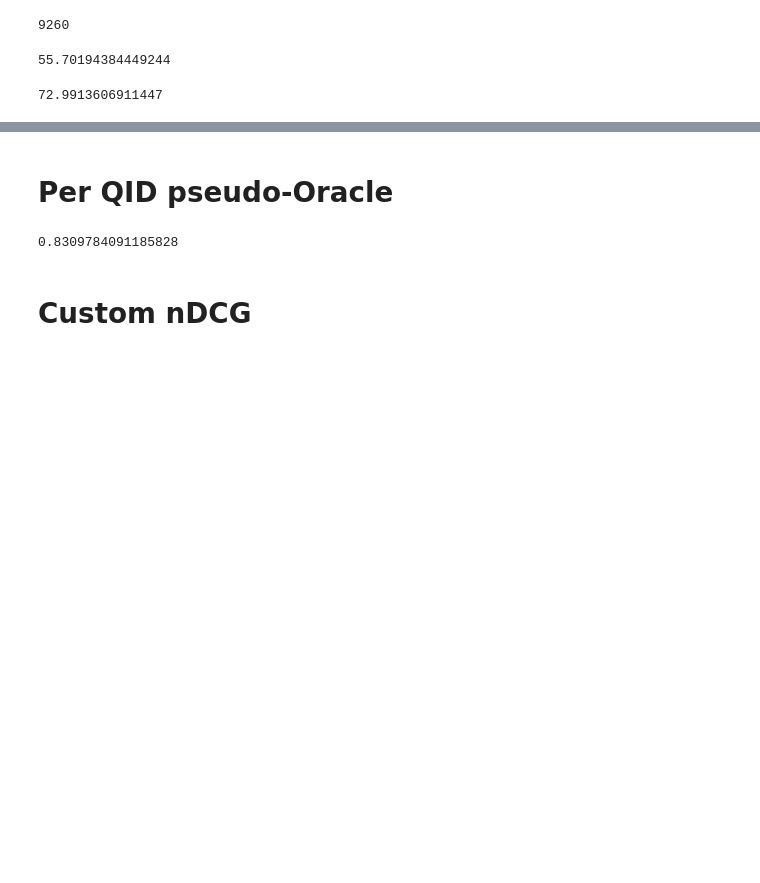
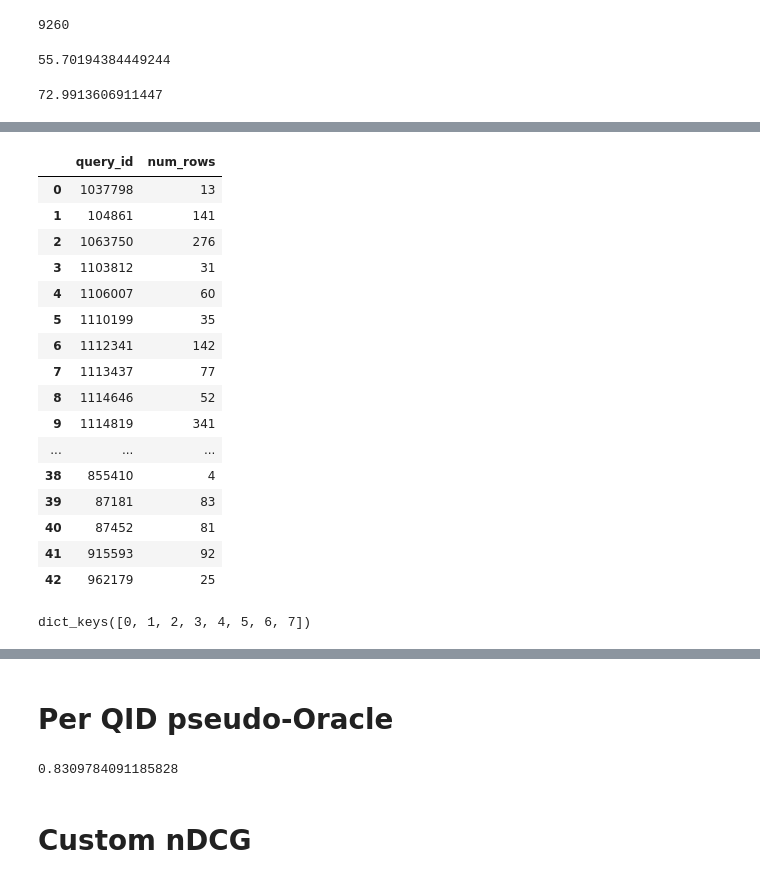
Before and after one commit to Parry-Parry/sigir25-annotation, a Jupyter notebook: analysis/oracle/oracle_runs.ipynb, the cells around one changed output, grey strips where cells are left out. Saved outputs shown, nothing was run; the diff lists cells and outputs as text; code cells hidden in the pictures; blank space fills up the shorter version.

```diff
--- a/analysis/oracle/oracle_runs.ipynb
+++ b/analysis/oracle/oracle_runs.ipynb
@@ -81,0 +298,26 @@ values[0] / (values[0] + values[1] + values[2] + values[3]) * 100 # percentage o
+# %%
+filtered_qrels = original_qrels[original_qrels.relevance != 0].reset_index(drop=True)
+# %%
+# get number of rows per query
+
+num_rows = filtered_qrels.groupby('query_id').size().reset_index(name='num_rows')
+# %%
+num_rows
+# %% [output]
+|  | query_id | num_rows |
+| 0 | 1037798 | 13 |
+| 1 | 104861 | 141 |
+| 2 | 1063750 | 276 |
+| 3 | 1103812 | 31 |
+| 4 | 1106007 | 60 |
+| 5 | 1110199 | 35 |
+| 6 | 1112341 | 142 |
+| 7 | 1113437 | 77 |
+| 8 | 1114646 | 52 |
+| 9 | 1114819 | 341 |
+| ... | ... | ... |
+| 38 | 855410 | 4 |
+| 39 | 87181 | 83 |
+| 40 | 87452 | 81 |
+| 41 | 915593 | 92 |
+| 42 | 962179 | 25 |
@@ -81,0 +337,4 @@ values[0] / (values[0] + values[1] + values[2] + values[3]) * 100 # percentage o
+# %%
+lookup.keys()
+# %% [output]
+dict_keys([0, 1, 2, 3, 4, 5, 6, 7])
```
Also changed, not shown: parts of 33 cells of this notebook, 6 other files.
